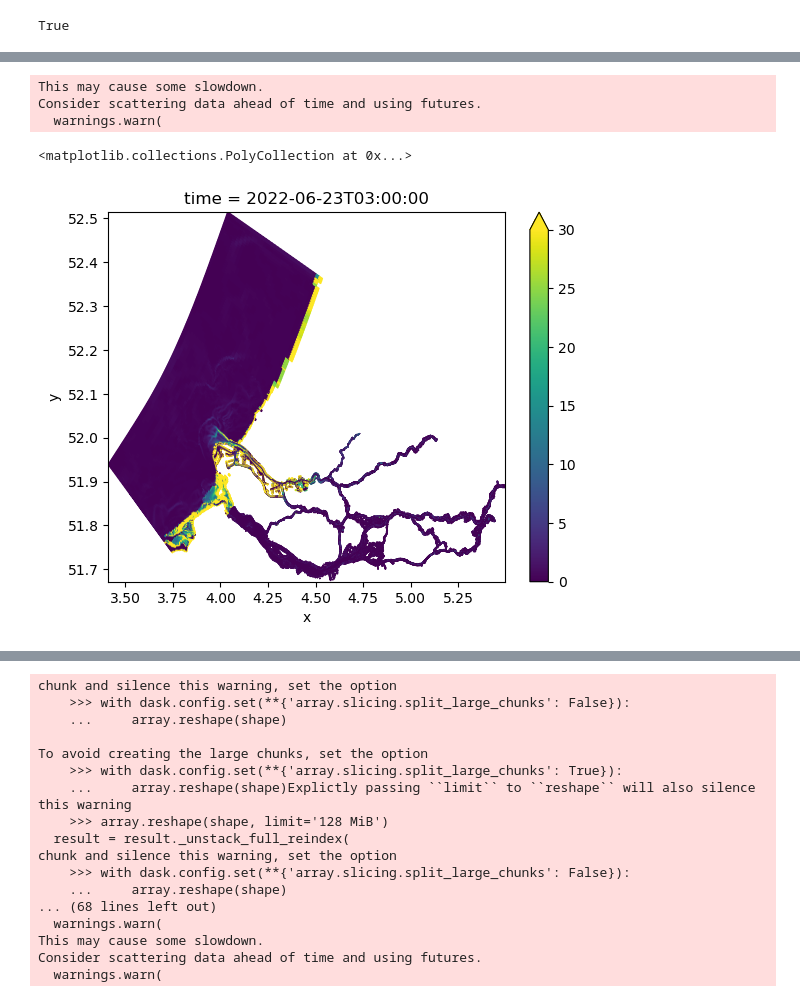
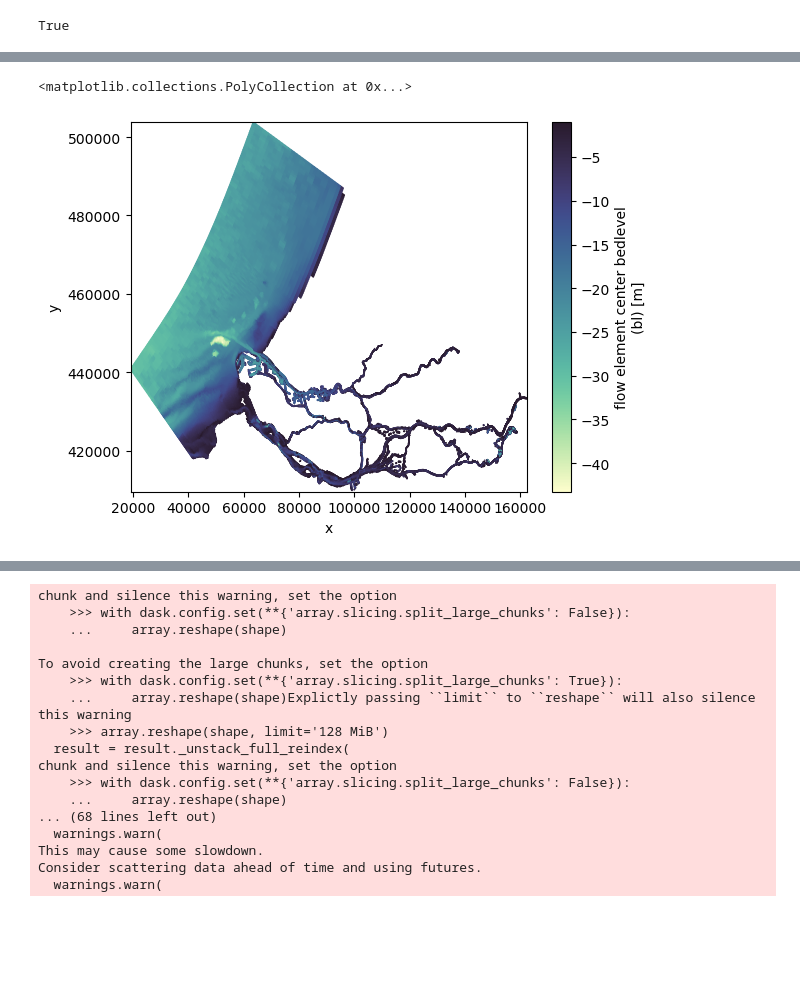
Before and after one commit to mgeraeds/pysva, a Jupyter notebook: notebooks/01_testing.ipynb, the cells around one changed output, grey strips where cells are left out. Cells and saved outputs as stored; diff of their text form; code cells hidden in the pictures; blank space fills up the shorter version.

```diff
--- a/notebooks/01_testing.ipynb
+++ b/notebooks/01_testing.ipynb
@@ -180,11 +172,8 @@ bool_drycells = (uds['mesh2d_s1'] - uds['mesh2d_flowelem_bl']) < 0.25 # 0.0001 #
 salinity_gradient = np.sqrt(gradient.isel({dimn_cart:0})**2 + gradient.isel({dimn_cart:1})**2).where(~bool_drycells)
 # %%
 t = '2022/06/23 02:30'
-# %%
-(salinity_gradient*1000).isel(mesh2d_nLayers=45).isel(time=2).ugrid.plot(vmin=0, vmax=30)
-# %% [output]
-This may cause some slowdown.
-Consider scattering data ahead of time and using futures.
-  warnings.warn(
-<matplotlib.collections.PolyCollection at 0x...>
-[figure, removed]
+# %%
+data_xr['mesh2d_flowelem_bl'].where(uds['mesh2d_flowelem_bl'] < -.5, np.nan).ugrid.plot(cmap=cmo.deep)
+# %% [output]
+<matplotlib.collections.PolyCollection at 0x...>
+[figure, added]
```
Also changed, not shown: parts of 34 cells of this notebook.
